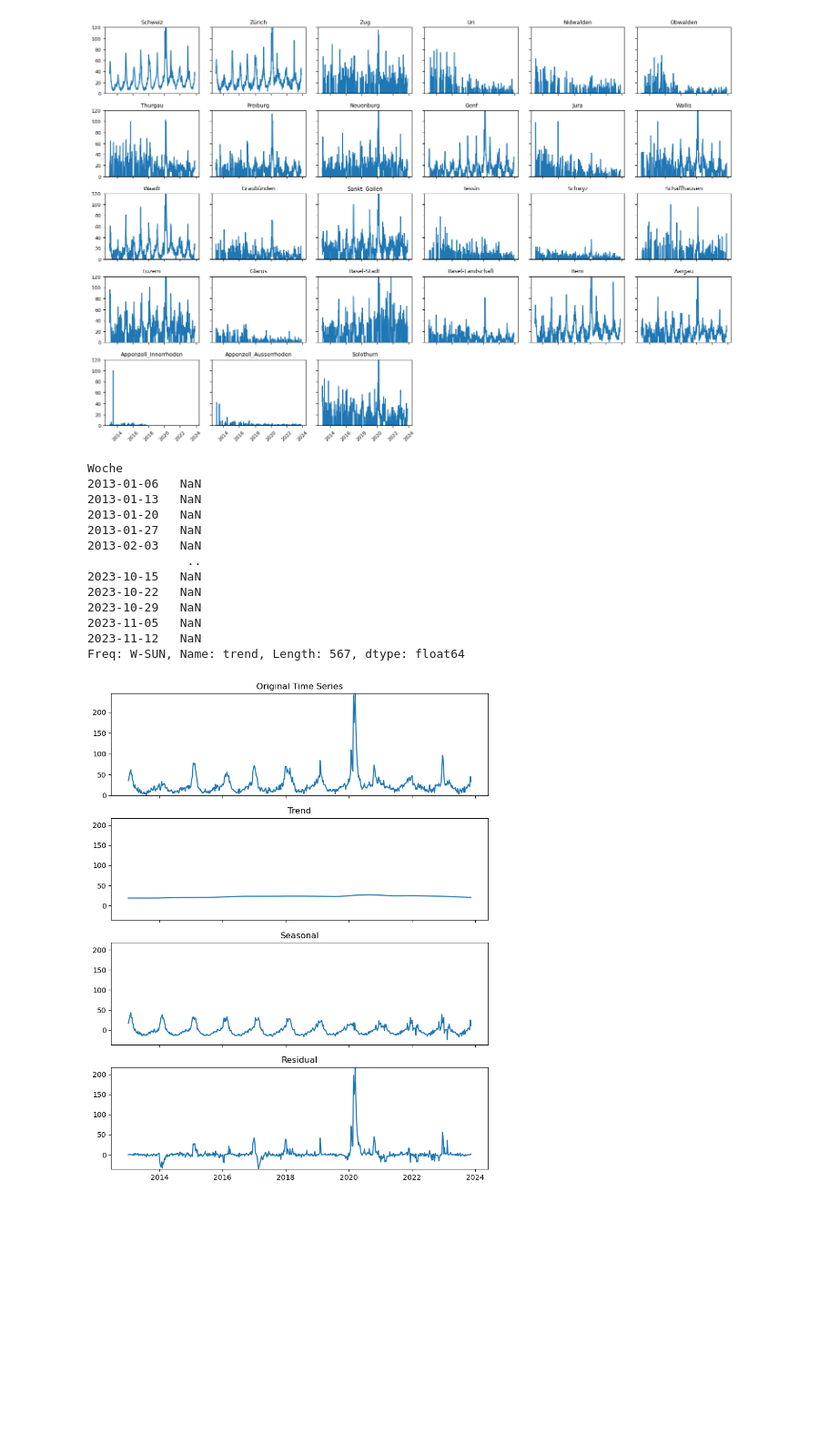
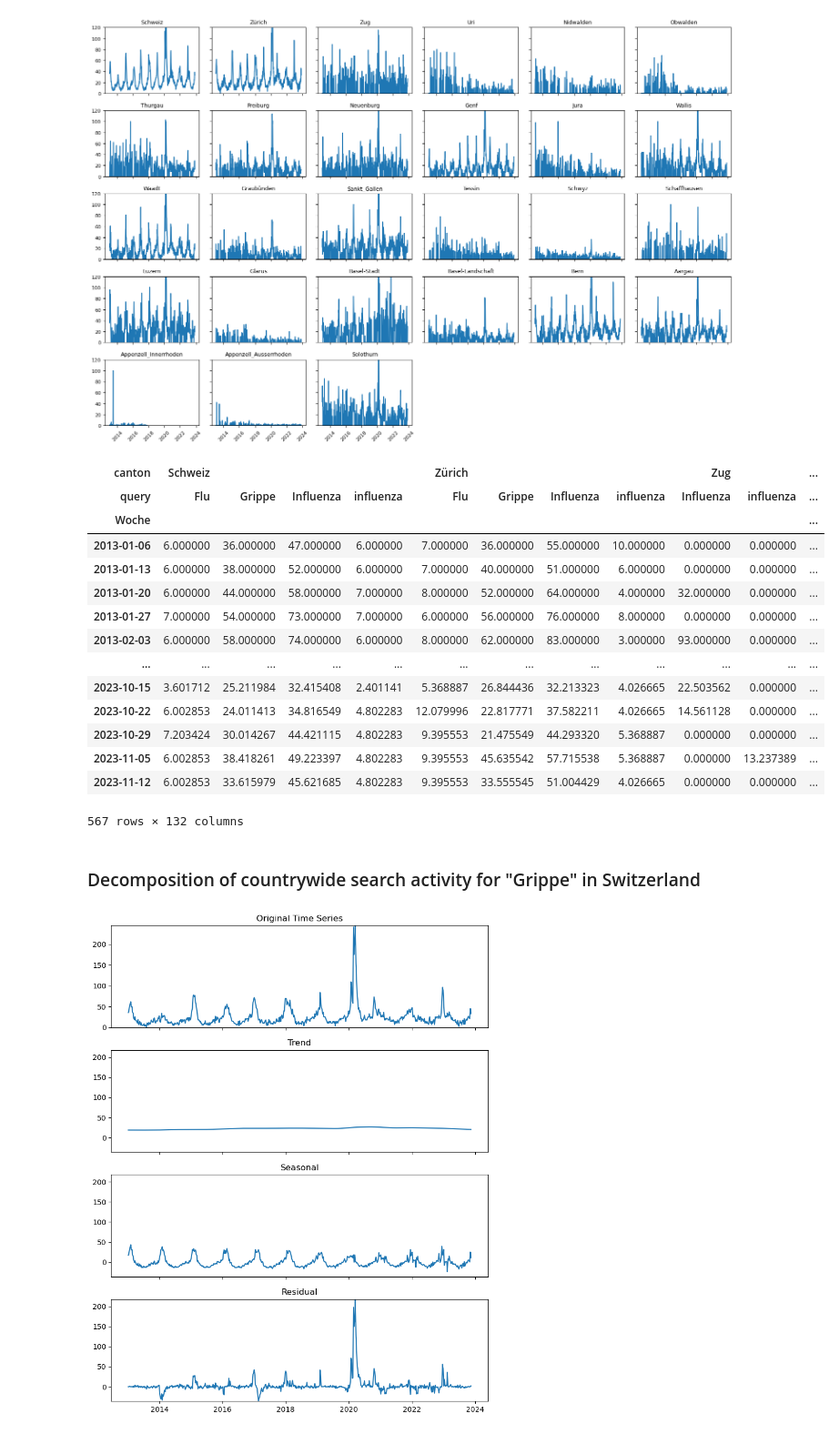
Before and after one commit to th-kl/DSF, a Jupyter notebook: notebooks/01_notebook.ipynb, the cells around one changed output. Shown: that part at 91% size. Saved outputs shown, nothing was run; the diff lists cells and outputs as text; code cells hidden in the pictures; blank space fills up the shorter version.

Commit message:
regional activity based on population weighting

```diff
--- a/notebooks/01_notebook.ipynb
+++ b/notebooks/01_notebook.ipynb
@@ -118,3 +123,6 @@ for canton in cantons.keys():
 
     # Append to
     google_trends_ch = pd.concat([google_trends_ch, canton_merge])
+
+# Transpose
+google_trends_ch = google_trends_ch.T
@@ -125,6 +131,6 @@ Index([], dtype='object', name='Woche')
 # %%
 # Transform data for
-google_plot = google_trends_ch.T.reset_index()
+google_plot = google_trends_ch.reset_index()
 google_plot['Woche'] = google_plot['Woche'].apply(lambda x: x.split("_")[0])
 google_plot['Woche'] = pd.to_datetime(google_plot['Woche'], format='%Y-%m-%d')
 
@@ -167,3 +198,57 @@ plt.show()
+# %%
+# Dictionary mapping regions to Cantons for aggregation of population
+region_to_ct = {'Region_1': ['Genf', 'Neuenburg', 'Waadt', 'Wallis'],
+           'Region_2': ['Bern', 'Freiburg', 'Jura'],
+           'Region_3': ['Aargau', 'Basel-Landschaft', 'Basel-Stadt', 'Solothurn'],
+           'Region_4': ['Luzern', 'Nidwalden', 'Obwalden', 'Schwyz', 'Uri', 'Zug'],
+           'Region_5': ['Appenzell_Innerrhoden', 'Appenzell_Ausserrhoden', 'Glarus', 'Sankt_Gallen', 'Schaffhausen', 'Thurgau', 'Zürich'],
+           'Region_6': ['Graubünden', 'Tessin']}
+
+# Insert columns for regional population numbers
+for region in region_to_ct.keys():
+    pop_ct[region] = pop_ct[[*regions[region]]].sum(axis=1)
+
+# Dictionary mapping Cantons to regions for
+ct_to_reg = dict()
+for key, value in region_to_ct.items():
+    for ct in value:
+        ct_to_reg[ct] = key
+
+# Create new dataframe for weights as shares of regional population
+ct_weights = pop_ct.copy()
+for canton in cantons.keys():
+    ct_weights[canton] = ct_weights[canton] / ct_weights[ct_to_reg[canton]]
+# %%
+for level in google_trends_ch.columns.levels[1]:
+    for region in region_to_ct.keys():
+        # Initialize an empty DataFrame to store the weighted sums for each canton
+        weighted_sums = pd.DataFrame()
+
+        for canton in region_to_ct[region]:
+            # Multiply the data for each canton by its weight and add it to the DataFrame
+            weighted_sums[canton] = google_trends_ch[canton, level] * ct_weights[canton]
+        # Sum the weighted data for each canton to get the total for the region
+        google_trends_ch[region, level] = weighted_sums.sum(axis=1)
+# %%
+google_trends_ch
+# %% [output]
+| canton | Schweiz |  |  |  | Zürich |  |  |  | Zug |  | ... |
+| query | Flu | Grippe | Influenza | influenza | Flu | Grippe | Influenza | influenza | Influenza | influenza | ... |
+| Woche |  |  |  |  |  |  |  |  |  |  | ... |
+| 2013-01-06 | 6.000000 | 36.000000 | 47.000000 | 6.000000 | 7.000000 | 36.000000 | 55.000000 | 10.000000 | 0.000000 | 0.000000 | ... |
+| 2013-01-13 | 6.000000 | 38.000000 | 52.000000 | 6.000000 | 7.000000 | 40.000000 | 51.000000 | 6.000000 | 0.000000 | 0.000000 | ... |
+| 2013-01-20 | 6.000000 | 44.000000 | 58.000000 | 7.000000 | 8.000000 | 52.000000 | 64.000000 | 4.000000 | 32.000000 | 0.000000 | ... |
+| 2013-01-27 | 7.000000 | 54.000000 | 73.000000 | 7.000000 | 6.000000 | 56.000000 | 76.000000 | 8.000000 | 0.000000 | 0.000000 | ... |
+| 2013-02-03 | 6.000000 | 58.000000 | 74.000000 | 6.000000 | 8.000000 | 62.000000 | 83.000000 | 3.000000 | 93.000000 | 0.000000 | ... |
+| ... | ... | ... | ... | ... | ... | ... | ... | ... | ... | ... | ... |
+| 2023-10-15 | 3.601712 | 25.211984 | 32.415408 | 2.401141 | 5.368887 | 26.844436 | 32.213323 | 4.026665 | 22.503562 | 0.000000 | ... |
+| 2023-10-22 | 6.002853 | 24.011413 | 34.816549 | 4.802283 | 12.079996 | 22.817771 | 37.582211 | 4.026665 | 14.561128 | 0.000000 | ... |
+| 2023-10-29 | 7.203424 | 30.014267 | 44.421115 | 4.802283 | 9.395553 | 21.475549 | 44.293320 | 5.368887 | 0.000000 | 0.000000 | ... |
+| 2023-11-05 | 6.002853 | 38.418261 | 49.223397 | 4.802283 | 9.395553 | 45.635542 | 57.715538 | 5.368887 | 0.000000 | 13.237389 | ... |
+| 2023-11-12 | 6.002853 | 33.615979 | 45.621685 | 4.802283 | 9.395553 | 33.555545 | 51.004429 | 4.026665 | 0.000000 | 0.000000 | ... |
+567 rows × 132 columns
+# %% [markdown]
+<h3>Decomposition of countrywide search activity for "Grippe" in Switzerland</h3>
 # %%
 # Prepping data for decomposition
 zh = google_trends_ch.T[[('Zürich', 'Grippe')]]
@@ -179,22 +262,3 @@ s = seasonal_decompose(zh, model='additive', two_sided=True)
-# %%
-# Standard seasonal decomposition
-s = seasonal_decompose(zh, model='additive', two_sided=True)
-
-s.trend
-# %% [output]
-Woche
-2013-01-06   NaN
-2013-01-13   NaN
-2013-01-20   NaN
-2013-01-27   NaN
-2013-02-03   NaN
-              ..
-2023-10-15   NaN
-2023-10-22   NaN
-2023-10-29   NaN
-2023-11-05   NaN
-2023-11-12   NaN
-Freq: W-SUN, Name: trend, Length: 567, dtype: float64
 # %%
 # Apply STL decomposition
 res = STL(zh, period=52, robust=True).fit()  # 'period=52' for weekly data
```
Also changed, not shown: parts of 5 cells of this notebook, 1 other file.
